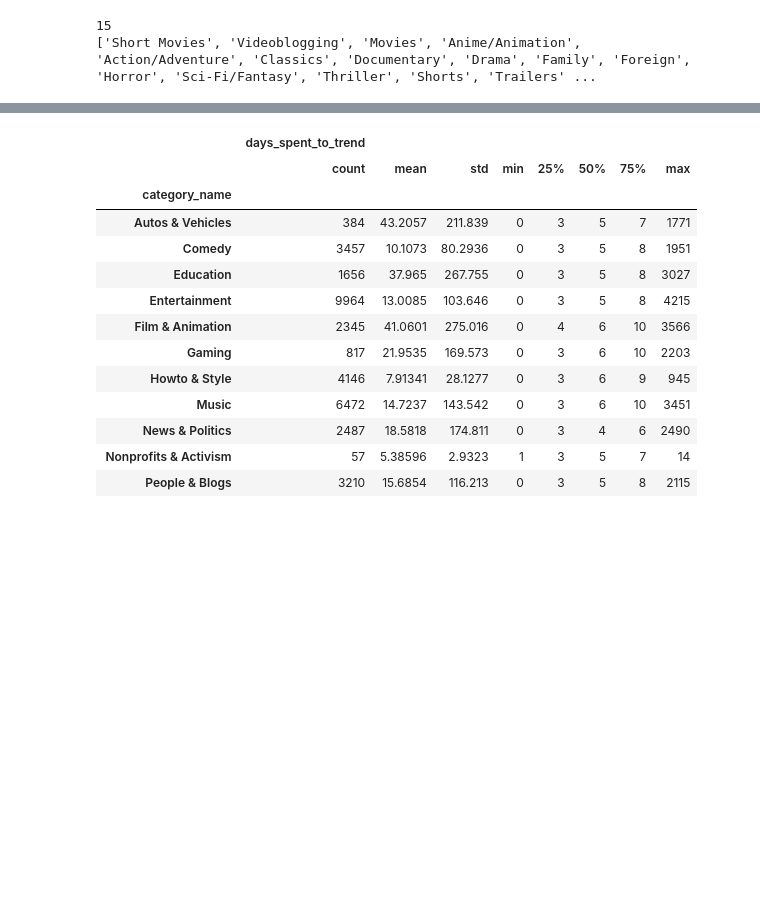
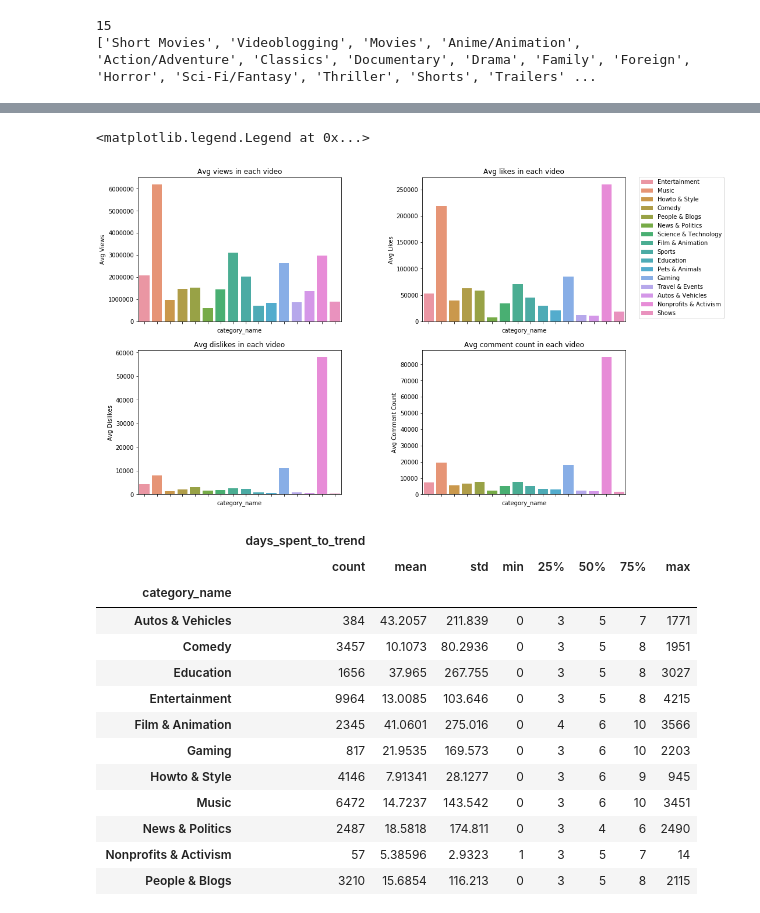
Before and after one commit to gillian850413/Final_Project, a Jupyter notebook: IS590PR_Final_Project_Final_Version.ipynb, the cells around one changed output, grey strips where cells are left out. Saved outputs shown, nothing was run; the diff lists cells and outputs as text; code cells hidden in the pictures; blank space fills up the shorter version.

```diff
--- a/IS590PR_Final_Project_Final_Version.ipynb
+++ b/IS590PR_Final_Project_Final_Version.ipynb
@@ -255,6 +255,24 @@ s2
 | Autos & Vehicles | 1.35597e+06 | 11056.4 | 632.84 | 2042.83 | 43.21 | 0.945861 | ... |
 | Nonprofits & Activism | 2.96388e+06 | 259924 | 58076.9 | 84364.9 | 5.39 | 0.817369 | ... |
 | Shows | 903527 | 18993.7 | 429.96 | 1668.72 | 10.72 | 0.977864 | ... |
+# %%
+# Use Barchart to visualize the data
+colname = ['Avg Views', 'Avg Likes','Avg Dislikes','Avg Comment Count']
+fig, axes = plt.subplots(2, 2, figsize=(15, 10))
+for i, col in enumerate(colname):
+    if i != len(colname)-1:
+        sns.barplot(data = trending_pi_avg, x = trending_pi_avg.index, y = col, ax=axes[i // 2, i % 2])
+    else:
+        sns.barplot(data = trending_pi_avg, x = trending_pi_avg.index, y = col, ax=axes[i // 2, i % 2], hue=trending_pi_avg.index, dodge=False)
+    axes[i // 2, i % 2].set_xticklabels('')
+    axes[i // 2, i % 2].set_title(colname[i].capitalize()+ ' in each video')
+
+
+fig.subplots_adjust(wspace=.4)
+plt.legend(bbox_to_anchor=(1.05, 2.225), loc=2, ncol=1)
+# %% [output]
+<matplotlib.legend.Legend at 0x...>
+[figure, added]
 # %%
 def highlight_min(s):
     '''
```
Also changed, not shown: parts of 1 cell of this notebook.
